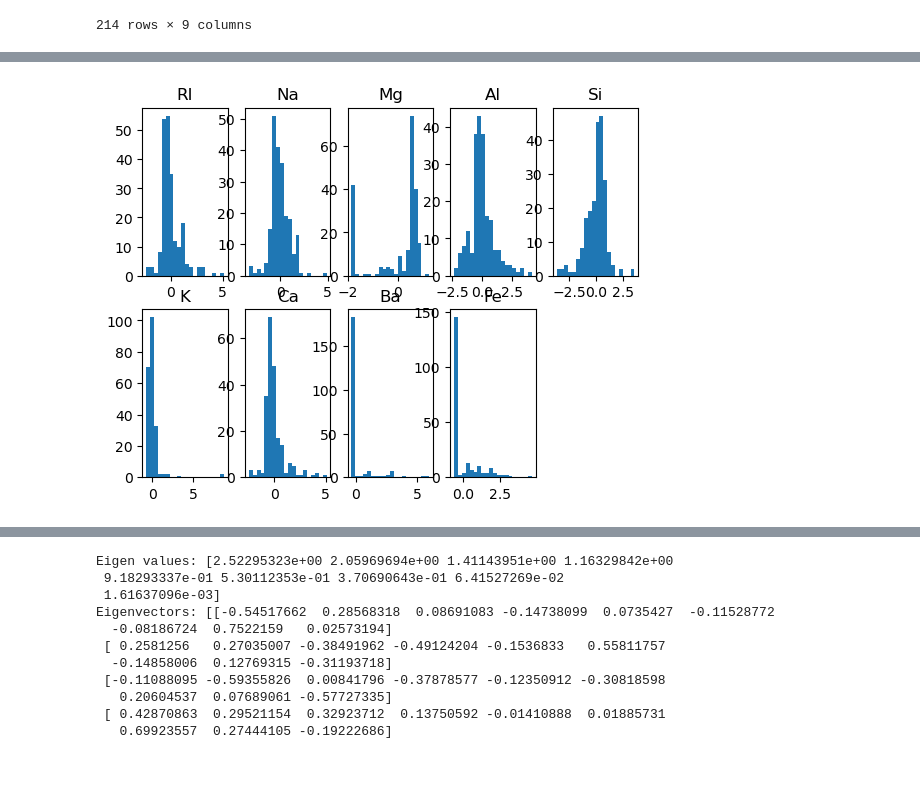
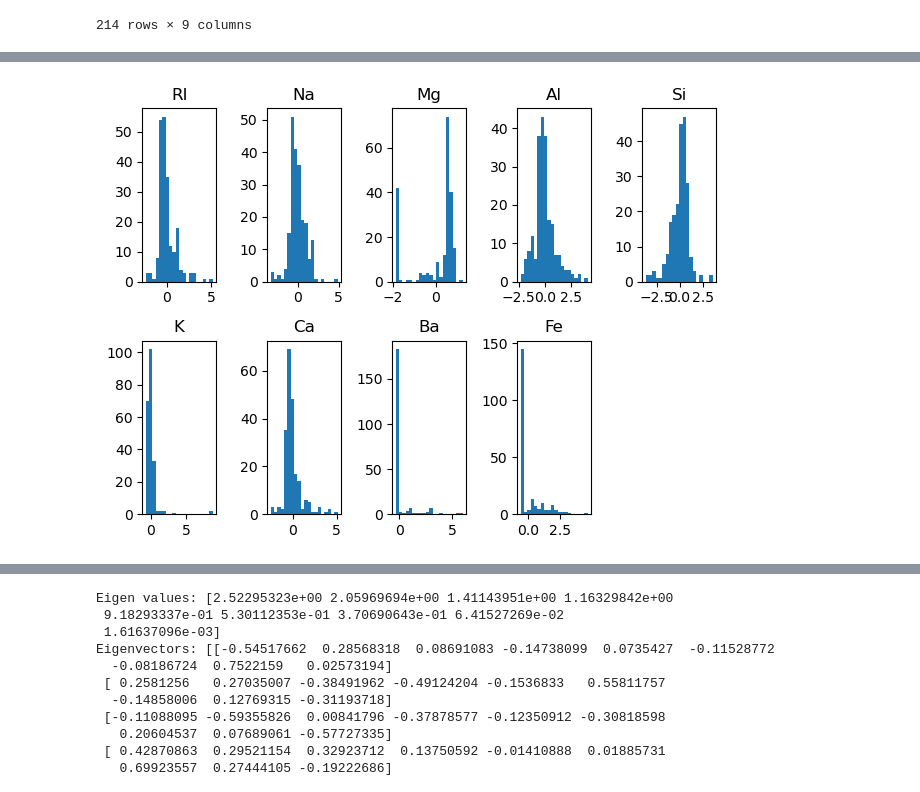
Before and after one commit to Magdk01/MLDM-Assignment-1, a Jupyter notebook: PCA.ipynb, the cells around one changed output, grey strips where cells are left out. Saved outputs shown, nothing was run; the diff lists cells and outputs as text; code cells hidden in the pictures; blank space fills up the shorter version.

```diff
--- a/PCA.ipynb
+++ b/PCA.ipynb
@@ -28,3 +28,11 @@ labels = dataset.iloc[:,-1]
 headers
 # %% [output]
 Index(['RI', 'Na', 'Mg', 'Al', 'Si', 'K', 'Ca', 'Ba', 'Fe'], dtype='object')
+# %%
+%matplotlib inline
+for i in range(9):
+    plt.subplot(2,5,i+1)
+    plt.hist(np.array(data)[:,i],bins=20)
+    plt.title(f'{list(headers)[i]}')
+plt.tight_layout()
+plt.show()
@@ -52,3 +62,4 @@ normalized_data
 214 rows × 9 columns
 # %%
 standardized_data = normalized_data/std_vals
+standardized_array = np.array(standardized_data)
@@ -73,12 +66,13 @@ test_array = np.array(standardized_data)
 # %%
 %matplotlib inline
 for i in range(9):
     plt.subplot(2,5,i+1)
-    plt.hist(test_array[:,i],bins=20)
+    plt.hist(standardized_array[:,i],bins=20)
     plt.title(f'{list(headers)[i]}')
+plt.tight_layout()
 plt.show()
 # %% [output]
-[figure, old version]
+[figure, new version]
 # %%
 cov_matrix = np.cov(standardized_data.T)
 cov_matrix
```
Also changed, not shown: parts of 10 cells of this notebook.
